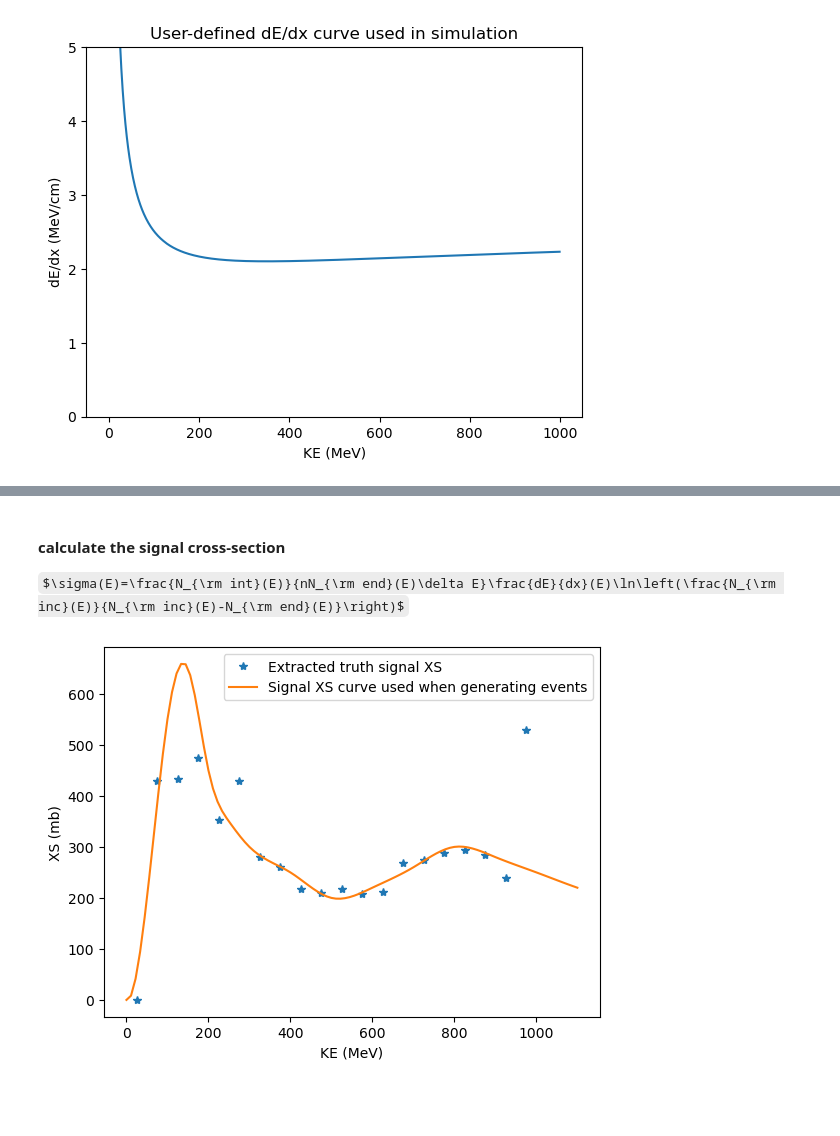
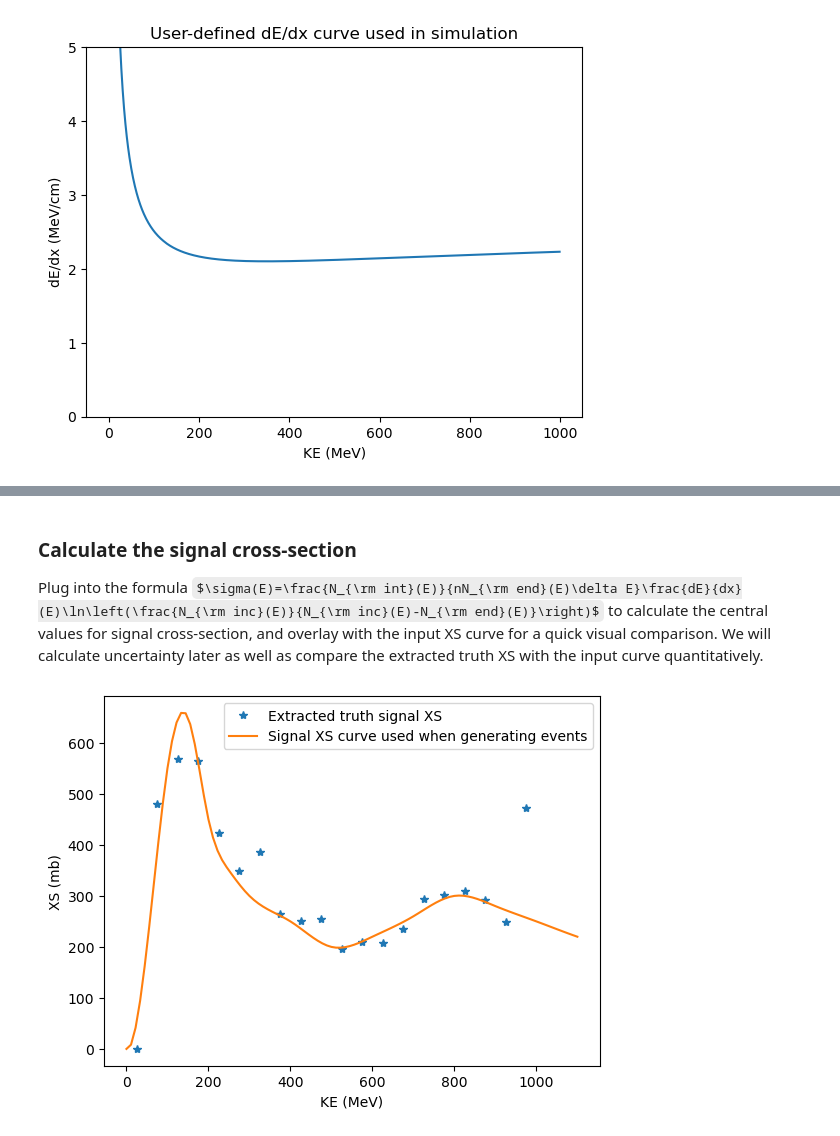
Before and after one commit to Yinrui-Liu/hadron-Ar_XS, a Jupyter notebook: hadron-Ar_XS.ipynb, the cells around one changed output, grey strips where cells are left out. Drawn from its saved outputs; the diff is of its cells as text; code cells hidden in the pictures; some formulas as TeX source; blank space fills up the shorter version.

```diff
--- a/hadron-Ar_XS.ipynb
+++ b/hadron-Ar_XS.ipynb
@@ -245,28 +249,26 @@ plt.show()
 # %% [markdown]
-#### calculate the signal cross-section
-$\sigma(E)=\frac{N_{\rm int}(E)}{nN_{\rm end}(E)\delta E}\frac{dE}{dx}(E)\ln\left(\frac{N_{\rm inc}(E)}{N_{\rm inc}(E)-N_{\rm end}(E)}\right)$
+### Calculate the signal cross-section
+Plug into the formula $\sigma(E)=\frac{N_{\rm int}(E)}{nN_{\rm end}(E)\delta E}\frac{dE}{dx}(E)\ln\left(\frac{N_{\rm inc}(E)}{N_{\rm inc}(E)-N_{\rm end}(E)}\right)$ to calculate the central values for signal cross-section, and overlay with the input XS curve for a quick visual comparison. We will calculate uncertainty later as well as compare the extracted truth XS with the input curve quantitatively.
 # %%
 true_XS = np.zeros_like(true_Nini)
 for ibin in range(Ntruebins-1):
-    confact = dEdx_BB(true_cKE[ibin]) / (n_tar*true_wKE[ibin]*2) # pre-factor
+    prefact = dEdx_BB(true_cKE[ibin]) / (n_tar*true_wKE[ibin]*2) * 1e27 # pre-factor
+    Ninc = true_Ninc[ibin]
+    Nend = true_Nend[ibin]
+    Nint_ex = true_Nint_ex[ibin]
 
-    if true_Nend[ibin]!=0:
-        rat_ex = true_Nint_ex[ibin]/true_Nend[ibin]
-    else: rat_ex = 0
+    if Nend == 0 or Ninc-Nend == 0: # no track ends in this bin, or all tracks end in this bin
+        true_XS[ibin] = 0
+    else:
+        true_XS[ibin] = prefact * Nint_ex/Nend * np.log(Ninc/(Ninc-Nend))
 
-    if true_Ninc[ibin]>0 and true_Ninc[ibin]-true_Nend[ibin]>0:
-        log_term = np.log(true_Ninc[ibin]/(true_Ninc[ibin]-true_Nend[ibin]))
-    else: log_term = 0
-
-    true_XS[ibin] = confact * rat_ex * log_term * 1e27
-
-# plot the signal cross-section extracted using the truth info
-plt.plot(true_cKE, true_XS, "*", label="Extracted truth signal XS") # TB updated with error bars
+### plot the signal cross-section extracted using the truth info
+plt.plot(true_cKE, true_XS, "*", label="Extracted truth signal XS")
 xx = np.linspace(0, 1100, 100)
-plt.plot(xx,XS_gen_ex(xx), label="Signal XS curve used when generating events")
+plt.plot(xx,XS_gen_ex(xx), label="Signal XS curve used when generating events") # overlay with the input XS curve
 plt.xlabel("KE (MeV)")
 plt.ylabel("XS (mb)") # 1 mb = 10^{-27} cm^2
 plt.legend()
 plt.show()
 # %% [output]
-[figure, old version]
+[figure, new version]
```
Also changed, not shown: parts of 32 cells of this notebook.
